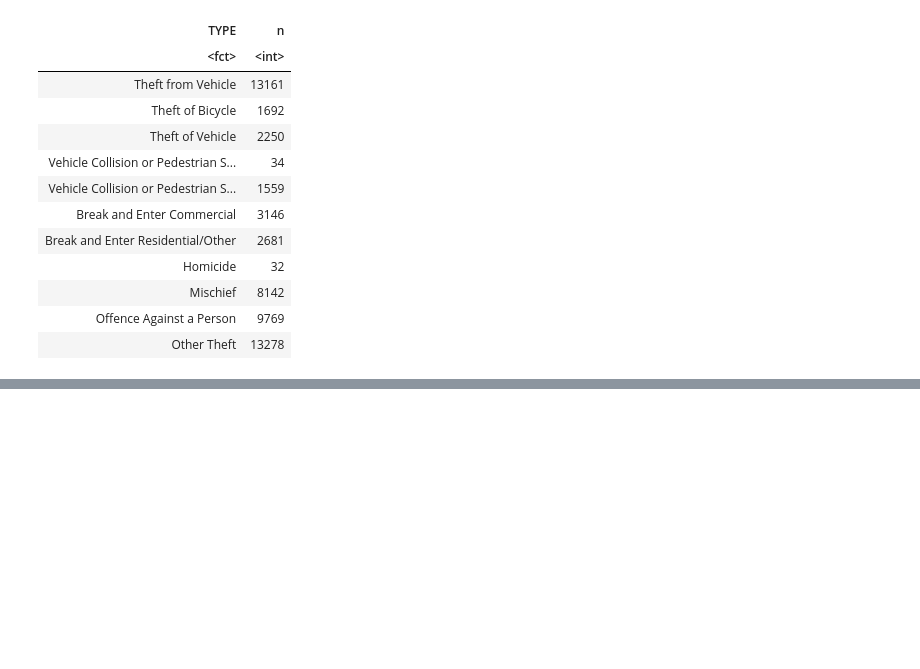
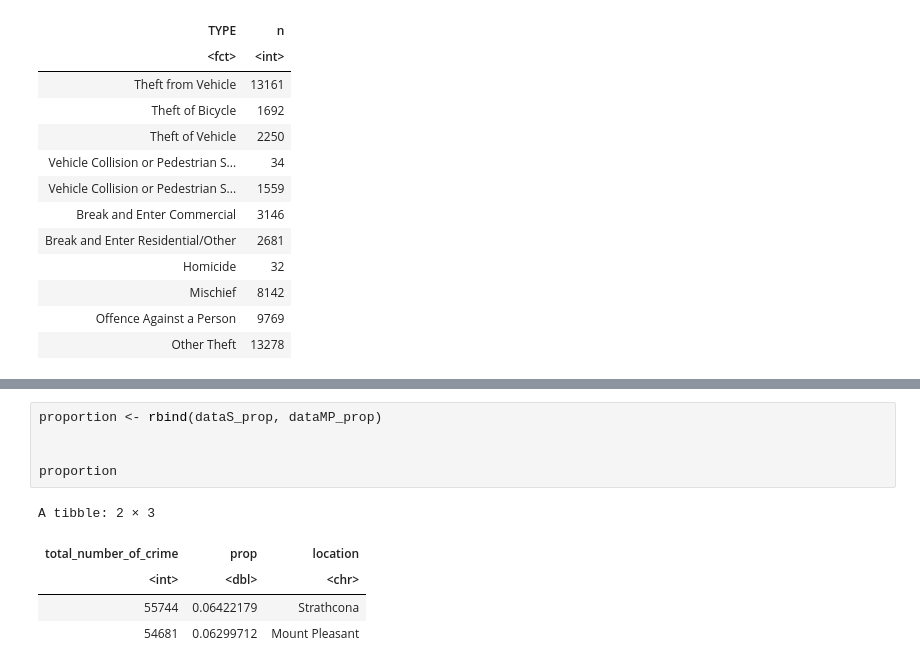
Before and after one commit to vkyaang/Stat201-project, a Jupyter notebook: project.ipynb, the cells around one changed output, grey strips where cells are left out. Drawn from its saved outputs; the diff is of its cells as text; blank space fills up the shorter version.

```diff
--- a/project.ipynb
+++ b/project.ipynb
@@ -211,0 +196,11 @@ A tibble: 1 × 1
+# %%
+proportion <- rbind(dataS_prop, dataMP_prop)
+
+
+proportion
+# %% [output]
+A tibble: 2 × 3
+| total_number_of_crime | prop | location |
+| <int> | <dbl> | <chr> |
+| 55744 | 0.06422179 | Strathcona |
+| 54681 | 0.06299712 | Mount Pleasant |
```
Also changed, not shown: parts of 12 cells of this notebook.
